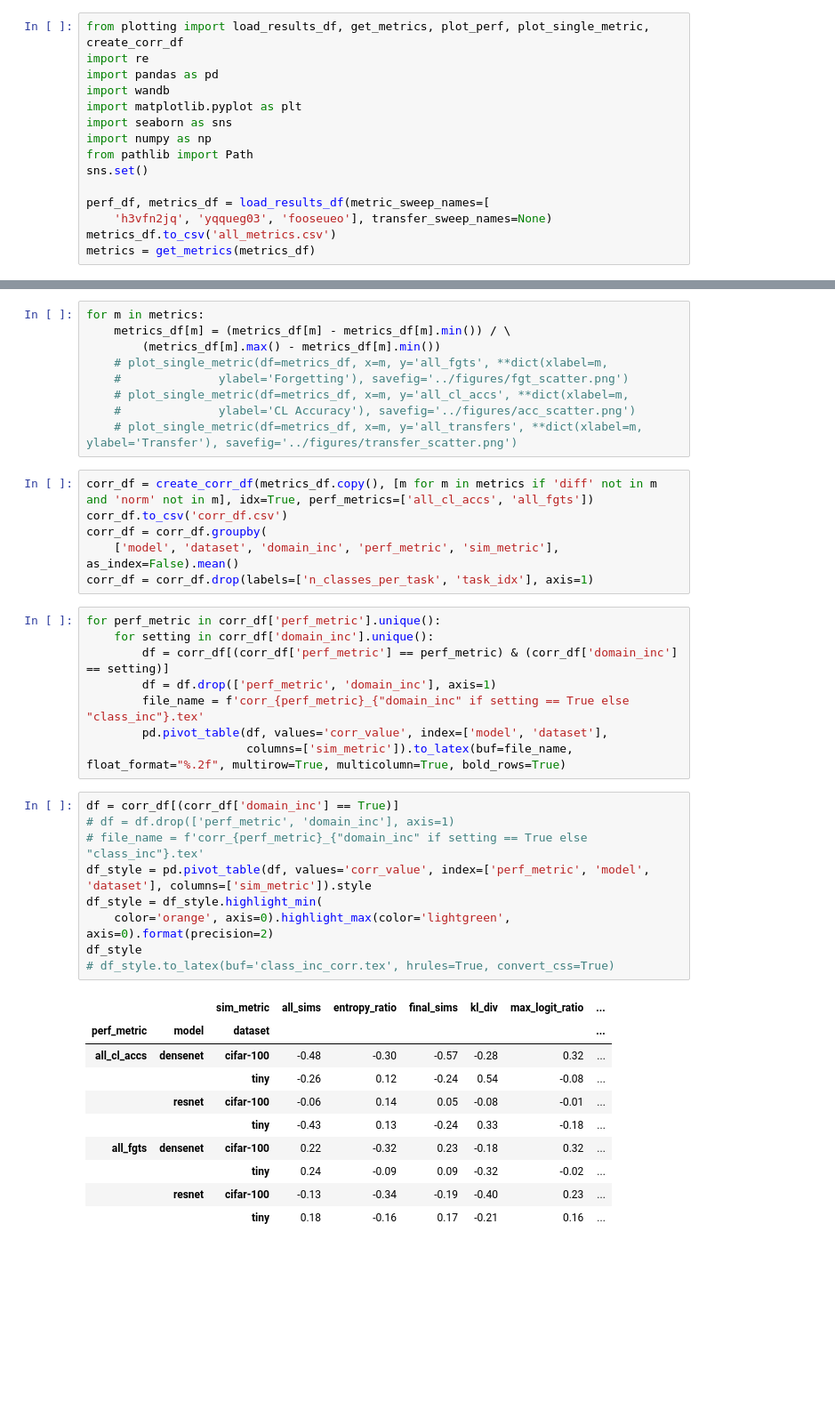
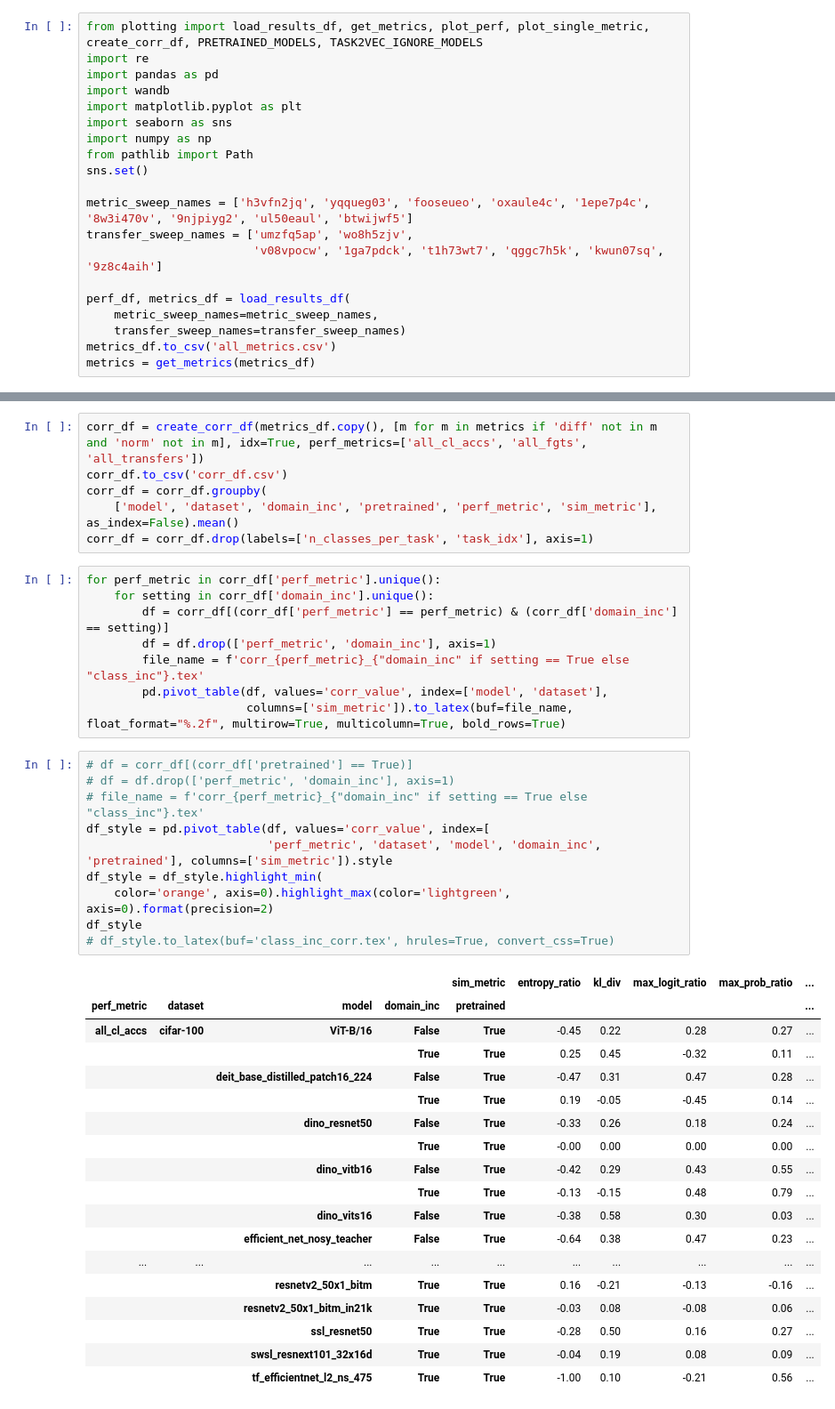
Before and after one commit to salemohamedo/tasksim, a Jupyter notebook: notebooks/tasksim_5_task.ipynb, the cells around one changed output, grey strips where cells are left out. Shown: that part at 89% size. Cells and saved outputs as stored; diff of their text form; blank space fills up the shorter version.

```diff
--- a/notebooks/tasksim_5_task.ipynb
+++ b/notebooks/tasksim_5_task.ipynb
@@ -1,5 +1,5 @@
 # %%
-from plotting import load_results_df, get_metrics, plot_perf, plot_single_metric, create_corr_df
+from plotting import load_results_df, get_metrics, plot_perf, plot_single_metric, create_corr_df, PRETRAINED_MODELS, TASK2VEC_IGNORE_MODELS
 import re
 import pandas as pd
 import wandb
@@ -9,7 +9,12 @@ import numpy as np
 from pathlib import Path
 sns.set()
 
-perf_df, metrics_df = load_results_df(metric_sweep_names=[
-    'h3vfn2jq', 'yqqueg03', 'fooseueo'], transfer_sweep_names=None)
+metric_sweep_names = ['h3vfn2jq', 'yqqueg03', 'fooseueo', 'oxaule4c', '1epe7p4c', '8w3i470v', '9njpiyg2', 'ul50eaul', 'btwijwf5']
+transfer_sweep_names = ['umzfq5ap', 'wo8h5zjv',
+                        'v08vpocw', '1ga7pdck', 't1h73wt7', 'qggc7h5k', 'kwun07sq', '9z8c4aih']
+
+perf_df, metrics_df = load_results_df(
+    metric_sweep_names=metric_sweep_names,
+    transfer_sweep_names=transfer_sweep_names)
 metrics_df.to_csv('all_metrics.csv')
 metrics = get_metrics(metrics_df)
@@ -23,20 +57,11 @@ plot_perf(perf_df, hue='dataset', x='n_classes_per_task',
           figsize=(12, 3), savefig='../figures/perf.png', domain_inc=True, transfer=False)
 # %% [output]
 [figure]
-# %%
-for m in metrics:
-    metrics_df[m] = (metrics_df[m] - metrics_df[m].min()) / \
-        (metrics_df[m].max() - metrics_df[m].min())
-    # plot_single_metric(df=metrics_df, x=m, y='all_fgts', **dict(xlabel=m,
-    #              ylabel='Forgetting'), savefig='../figures/fgt_scatter.png')
-    # plot_single_metric(df=metrics_df, x=m, y='all_cl_accs', **dict(xlabel=m,
-    #              ylabel='CL Accuracy'), savefig='../figures/acc_scatter.png')
-    # plot_single_metric(df=metrics_df, x=m, y='all_transfers', **dict(xlabel=m, ylabel='Transfer'), savefig='../figures/transfer_scatter.png')
 # %%
-corr_df = create_corr_df(metrics_df.copy(), [m for m in metrics if 'diff' not in m and 'norm' not in m], idx=True, perf_metrics=['all_cl_accs', 'all_fgts'])
+corr_df = create_corr_df(metrics_df.copy(), [m for m in metrics if 'diff' not in m and 'norm' not in m], idx=True, perf_metrics=['all_cl_accs', 'all_fgts', 'all_transfers'])
 corr_df.to_csv('corr_df.csv')
 corr_df = corr_df.groupby(
-    ['model', 'dataset', 'domain_inc', 'perf_metric', 'sim_metric'], as_index=False).mean()
+    ['model', 'dataset', 'domain_inc', 'pretrained', 'perf_metric', 'sim_metric'], as_index=False).mean()
 corr_df = corr_df.drop(labels=['n_classes_per_task', 'task_idx'], axis=1)
 # %%
 for perf_metric in corr_df['perf_metric'].unique():
@@ -47,22 +72,31 @@ for perf_metric in corr_df['perf_metric'].unique():
         pd.pivot_table(df, values='corr_value', index=['model', 'dataset'],
                        columns=['sim_metric']).to_latex(buf=file_name, float_format="%.2f", multirow=True, multicolumn=True, bold_rows=True)
 # %%
-df = corr_df[(corr_df['domain_inc'] == True)]
+# df = corr_df[(corr_df['pretrained'] == True)]
 # df = df.drop(['perf_metric', 'domain_inc'], axis=1)
 # file_name = f'corr_{perf_metric}_{"domain_inc" if setting == True else "class_inc"}.tex'
-df_style = pd.pivot_table(df, values='corr_value', index=['perf_metric', 'model', 'dataset'], columns=['sim_metric']).style
+df_style = pd.pivot_table(df, values='corr_value', index=[
+                          'perf_metric', 'dataset', 'model', 'domain_inc', 'pretrained'], columns=['sim_metric']).style
 df_style = df_style.highlight_min(
     color='orange', axis=0).highlight_max(color='lightgreen', axis=0).format(precision=2)
 df_style
 # df_style.to_latex(buf='class_inc_corr.tex', hrules=True, convert_css=True)
 # %% [output]
-|  |  | sim_metric | all_sims | entropy_ratio | final_sims | kl_div | max_logit_ratio | ... |
-| perf_metric | model | dataset |  |  |  |  |  | ... |
-| all_cl_accs | densenet | cifar-100 | -0.48 | -0.30 | -0.57 | -0.28 | 0.32 | ... |
-|  |  | tiny | -0.26 | 0.12 | -0.24 | 0.54 | -0.08 | ... |
-|  | resnet | cifar-100 | -0.06 | 0.14 | 0.05 | -0.08 | -0.01 | ... |
-|  |  | tiny | -0.43 | 0.13 | -0.24 | 0.33 | -0.18 | ... |
-| all_fgts | densenet | cifar-100 | 0.22 | -0.32 | 0.23 | -0.18 | 0.32 | ... |
-|  |  | tiny | 0.24 | -0.09 | 0.09 | -0.32 | -0.02 | ... |
-|  | resnet | cifar-100 | -0.13 | -0.34 | -0.19 | -0.40 | 0.23 | ... |
-|  |  | tiny | 0.18 | -0.16 | 0.17 | -0.21 | 0.16 | ... |
+|  |  |  |  | sim_metric | entropy_ratio | kl_div | max_logit_ratio | max_prob_ratio | ... |
+| perf_metric | dataset | model | domain_inc | pretrained |  |  |  |  | ... |
+| all_cl_accs | cifar-100 | ViT-B/16 | False | True | -0.45 | 0.22 | 0.28 | 0.27 | ... |
+|  |  |  | True | True | 0.25 | 0.45 | -0.32 | 0.11 | ... |
+|  |  | deit_base_distilled_patch16_224 | False | True | -0.47 | 0.31 | 0.47 | 0.28 | ... |
+|  |  |  | True | True | 0.19 | -0.05 | -0.45 | 0.14 | ... |
+|  |  | dino_resnet50 | False | True | -0.33 | 0.26 | 0.18 | 0.24 | ... |
+|  |  |  | True | True | -0.00 | 0.00 | 0.00 | 0.00 | ... |
+|  |  | dino_vitb16 | False | True | -0.42 | 0.29 | 0.43 | 0.55 | ... |
+|  |  |  | True | True | -0.13 | -0.15 | 0.48 | 0.79 | ... |
+|  |  | dino_vits16 | False | True | -0.38 | 0.58 | 0.30 | 0.03 | ... |
+|  |  | efficient_net_nosy_teacher | False | True | -0.64 | 0.38 | 0.47 | 0.23 | ... |
+| ... | ... | ... | ... | ... | ... | ... | ... | ... | ... |
+|  |  | resnetv2_50x1_bitm | True | True | 0.16 | -0.21 | -0.13 | -0.16 | ... |
+|  |  | resnetv2_50x1_bitm_in21k | True | True | -0.03 | 0.08 | -0.08 | 0.06 | ... |
+|  |  | ssl_resnet50 | True | True | -0.28 | 0.50 | 0.16 | 0.27 | ... |
+|  |  | swsl_resnext101_32x16d | True | True | -0.04 | 0.19 | 0.08 | 0.09 | ... |
+|  |  | tf_efficientnet_l2_ns_475 | True | True | -1.00 | 0.10 | -0.21 | 0.56 | ... |
```
Also changed, not shown: parts of 4 cells of this notebook, 51 other files.
